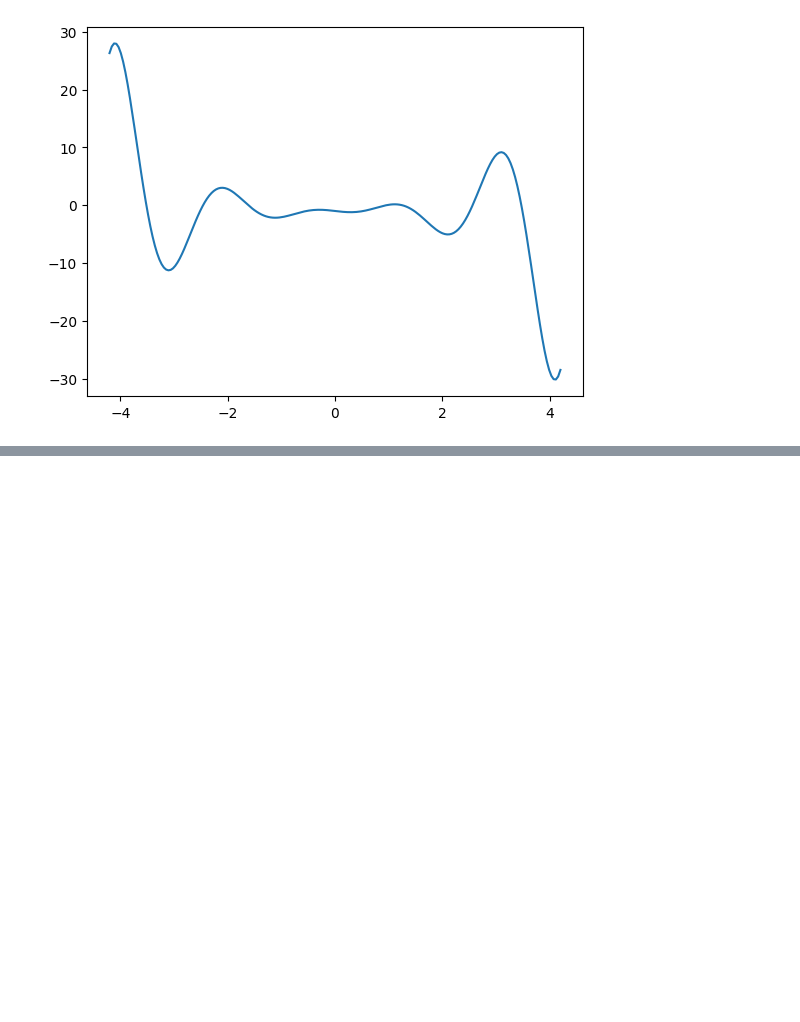
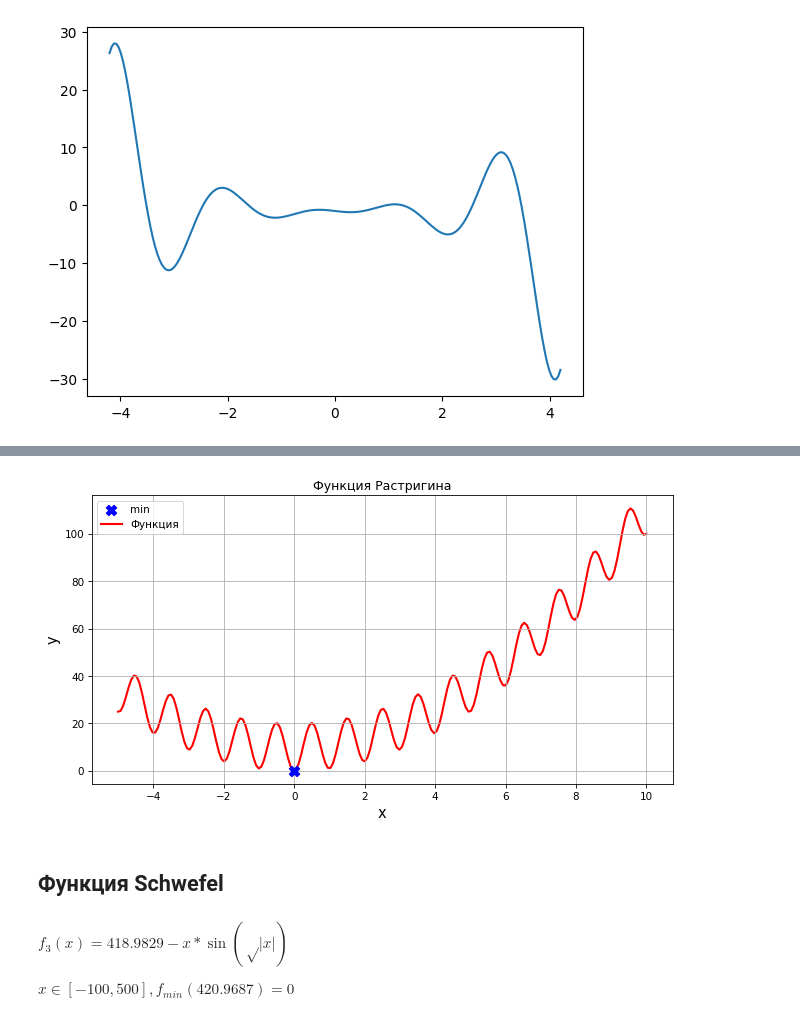
Before and after one commit to Allynik/examples-of-formulas, a Jupyter notebook: OKAiVD_Stepanov_Vyacheslav_BSV23_practice_1_01_22_02_2024.ipynb, the cells around one changed output, grey strips where cells are left out. Saved outputs shown, nothing was run; the diff lists cells and outputs as text; code cells hidden in the pictures; blank space fills up the shorter version.

```diff
--- a/OKAiVD_Stepanov_Vyacheslav_BSV23_practice_1_01_22_02_2024.ipynb
+++ b/OKAiVD_Stepanov_Vyacheslav_BSV23_practice_1_01_22_02_2024.ipynb
@@ -57,0 +115,12 @@ plt.show()
+# %%
+my_beautiful_func_graph(-5, 10, 0, 0, "Растригина")
+# %% [output]
+[figure, added]
+# %% [markdown]
+## Функция Schwefel
+# %% [markdown]
+$
+f_{3}(x) = 418.9829 - x * \sin(\sqrt \lvert x \rvert)
+$
+
+$ x ∈ [-100, 500], f_{min}(420.9687)=0$
```
Also changed, not shown: parts of 42 cells of this notebook.
